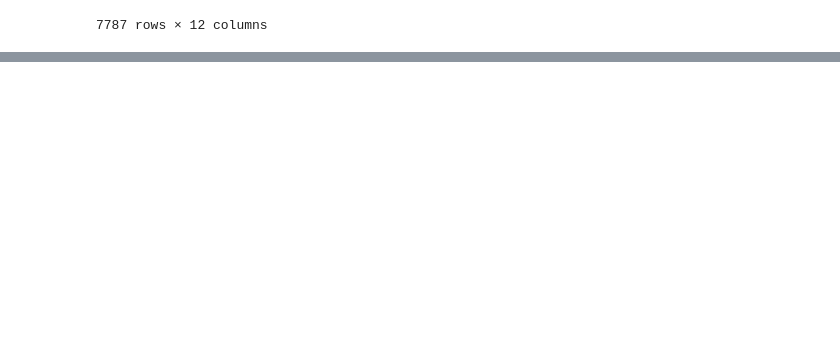
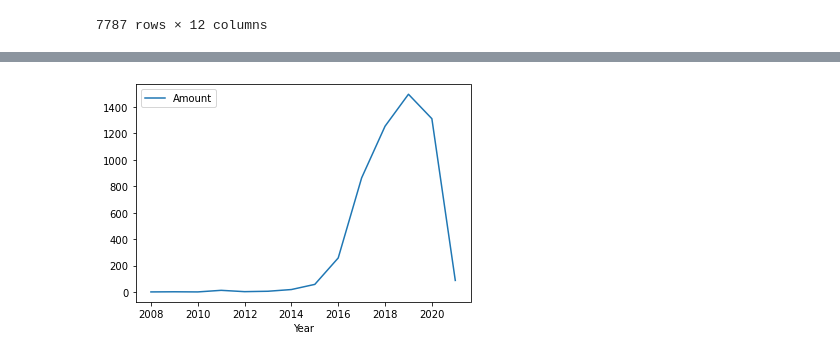
Before and after one commit to Demesta/data_mining_for_netflix, a Jupyter notebook: netflixAndro.ipynb, the cells around one changed output, grey strips where cells are left out. Saved outputs shown, nothing was run; the diff lists cells and outputs as text; code cells hidden in the pictures; blank space fills up the shorter version.

```diff
--- a/netflixAndro.ipynb
+++ b/netflixAndro.ipynb
@@ -81,0 +44,10 @@ AttributeError: 'DataFrame' object has no attribute 'tolist'
+# %%
+Movies = df2[df2["type"] == 'Movie']
+Movies = Movies.groupby(["date_added"], as_index=False).count()
+Movies = Movies[["date_added", "show_id"]]
+Movies.columns = ["Year", "Amount"]
+
+Movies.plot(x='Year', y='Amount', kind='line')
+plt.show()
+# %% [output]
+[figure, added]
```
Also changed, not shown: parts of 20 cells of this notebook.
